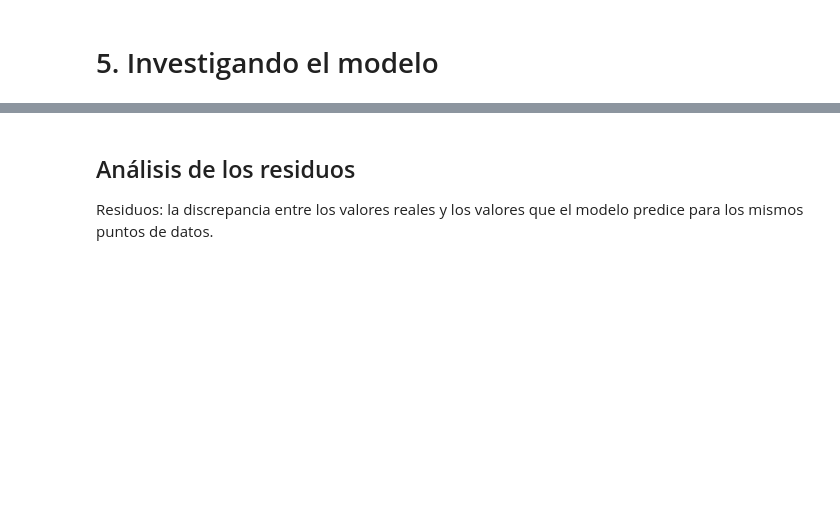
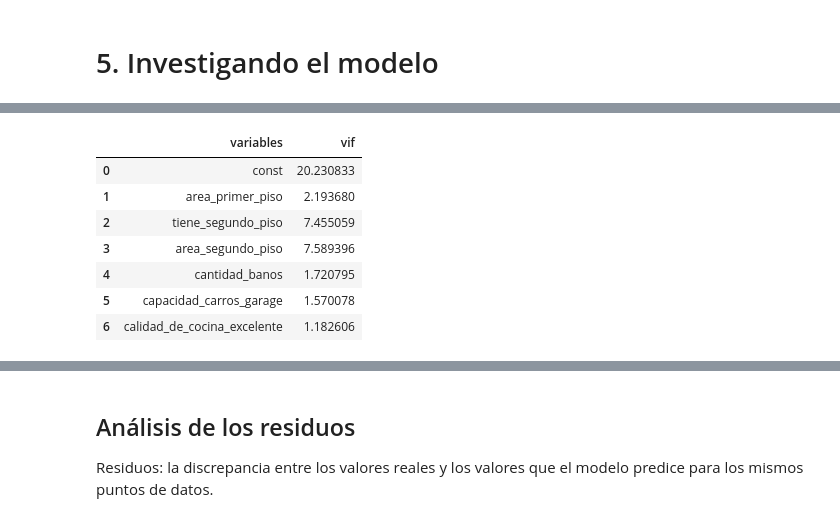
Before and after one commit to Nataliahfk/estadistica_python, a Jupyter notebook: precios_de_inmuebles_regresion_lineal.ipynb, the cells around one changed output, grey strips where cells are left out. Cells and saved outputs as stored; diff of their text form; code cells hidden in the pictures; blank space fills up the shorter version.

```diff
--- a/precios_de_inmuebles_regresion_lineal.ipynb
+++ b/precios_de_inmuebles_regresion_lineal.ipynb
@@ -719,0 +717,28 @@ Cuando dos o más cosas que estás intentando estudiar son tan parecidas que es
+# %%
+explicativas_1 = ['const', 'area_primer_piso', 'tiene_segundo_piso', 'area_segundo_piso',
+                  'cantidad_banos', 'capacidad_carros_garage','calidad_de_cocina_excelente']
+
+explicativas_2 = ['const', 'area_primer_piso', 'tiene_segundo_piso','cantidad_banos',
+                  'capacidad_carros_garage','calidad_de_cocina_excelente']
+
+explicativas_3 = ['const', 'area_primer_piso', 'tiene_segundo_piso',
+                 'cantidad_banos','calidad_de_cocina_excelente']
+# %%
+# VIF 1 / para el modelo saturado, ya que esta con las variables de segundo piso
+vif_1 = pd.DataFrame()
+vif_1['variables'] = explicativas_1  # crear en el data frame una columna llamada variables
+vif_1['vif'] = [vif(X_train[explicativas_1], i) for i in range(len(explicativas_1))]
+vif_1
+
+# si el factor de la varianza es sobre 5 es que existe colinearidad
+#La colinealidad (o colinearidad) en estadística y machine learning significa que dos o más
+# variables explicativas están muy correlacionadas entre sí dentro de un modelo, especialmente en una regresión.
+# %% [output]
+|  | variables | vif |
+| 0 | const | 20.230833 |
+| 1 | area_primer_piso | 2.193680 |
+| 2 | tiene_segundo_piso | 7.455059 |
+| 3 | area_segundo_piso | 7.589396 |
+| 4 | cantidad_banos | 1.720795 |
+| 5 | capacidad_carros_garage | 1.570078 |
+| 6 | calidad_de_cocina_excelente | 1.182606 |
```
Also changed, not shown: parts of 6 cells of this notebook.
